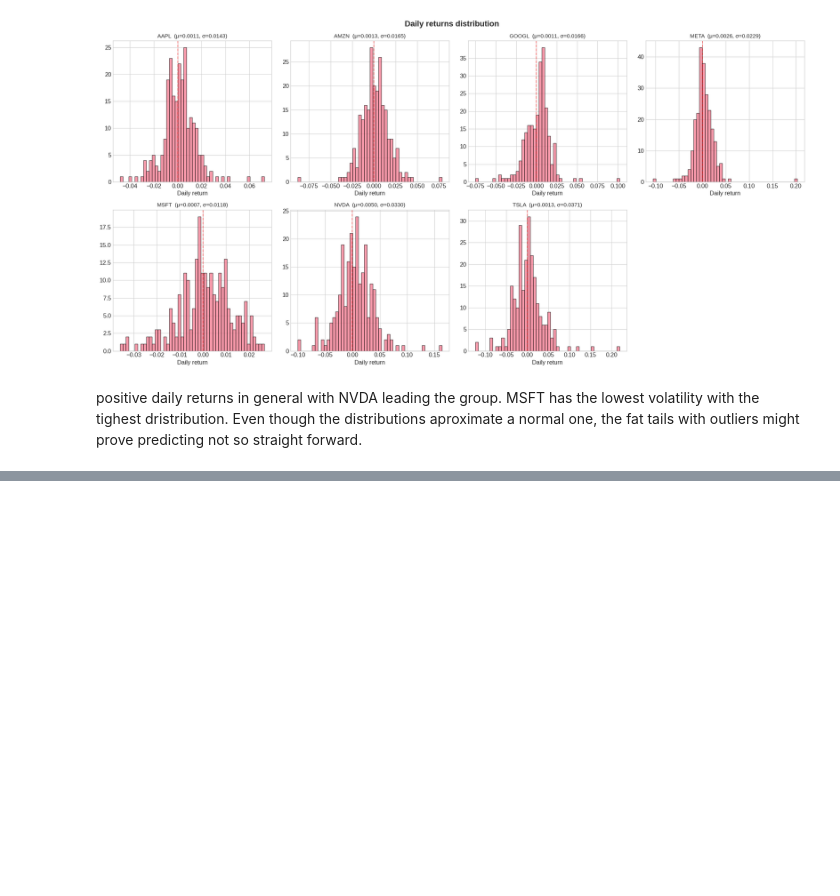
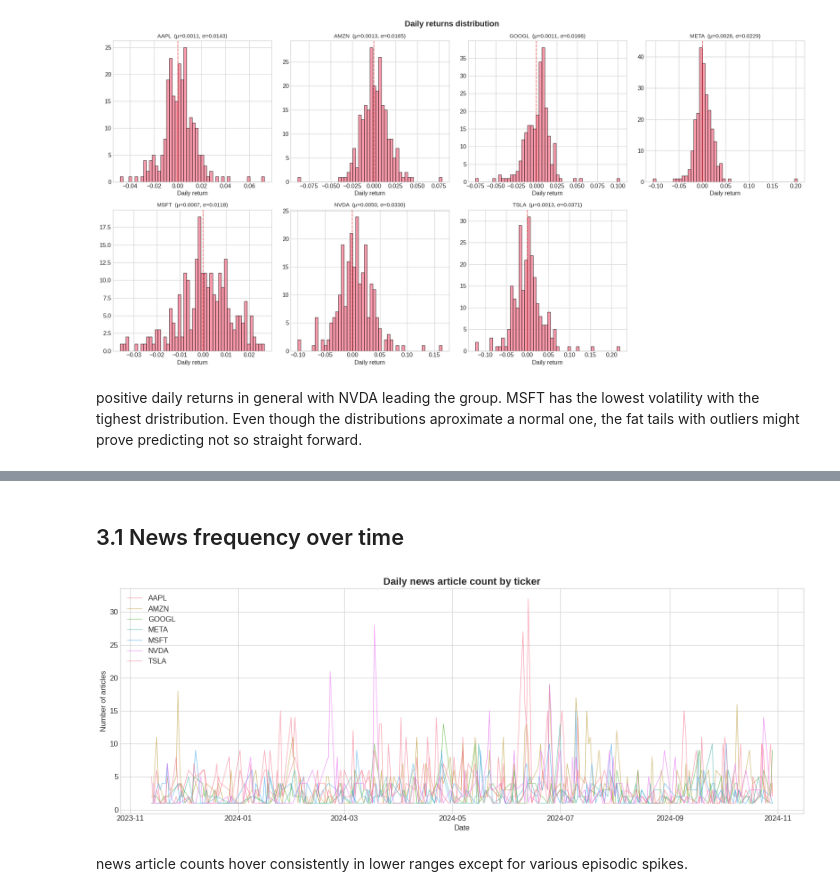
Before and after one commit to oddmayo/sp-global_assessment, a Jupyter notebook: 01_eda.ipynb, the cells around one changed output, grey strips where cells are left out. Drawn from its saved outputs; the diff is of its cells as text; code cells hidden in the pictures; blank space fills up the shorter version.

```diff
--- a/01_eda.ipynb
+++ b/01_eda.ipynb
@@ -138,0 +236,21 @@ positive daily returns in general with NVDA leading the group. MSFT has the lowe
+# %% [markdown]
+## 3.1 News frequency over time
+# %%
+news_df['date'] = news_df['datetime'].dt.date
+daily_news = news_df.groupby(['date', 'ticker']).size().reset_index(name='article_count')
+
+fig, ax = plt.subplots(figsize=(16, 6))
+for ticker in tickers:
+    t = daily_news[daily_news['ticker'] == ticker]
+    ax.plot(pd.to_datetime(t['date']), t['article_count'], alpha=0.6, label=ticker, linewidth=1)
+
+ax.set_title('Daily news article count by ticker', fontsize=16, fontweight='bold')
+ax.set_xlabel('Date')
+ax.set_ylabel('Number of articles')
+ax.legend(loc='upper left')
+plt.tight_layout()
+plt.show()
+# %% [output]
+[figure, added]
+# %% [markdown]
+news article counts hover consistently in lower ranges except for various episodic spikes.
```
Also changed, not shown: parts of 15 cells of this notebook.
